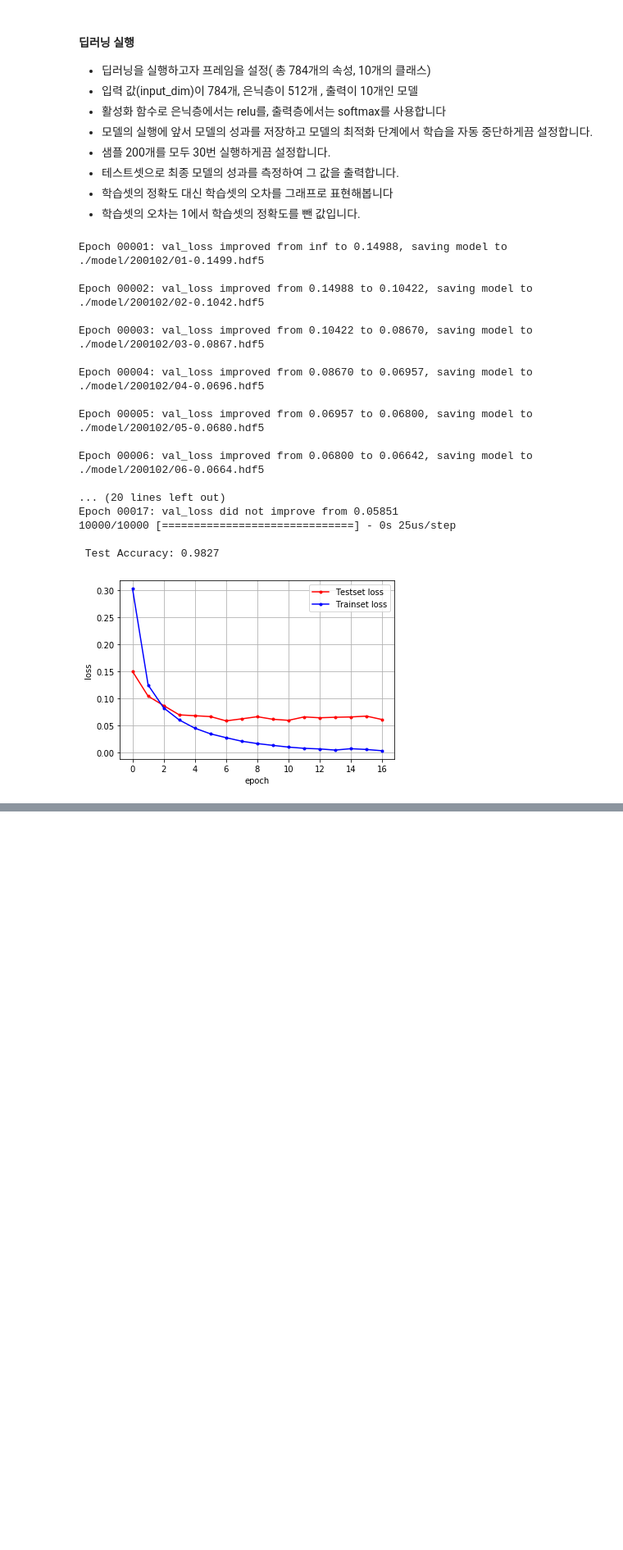
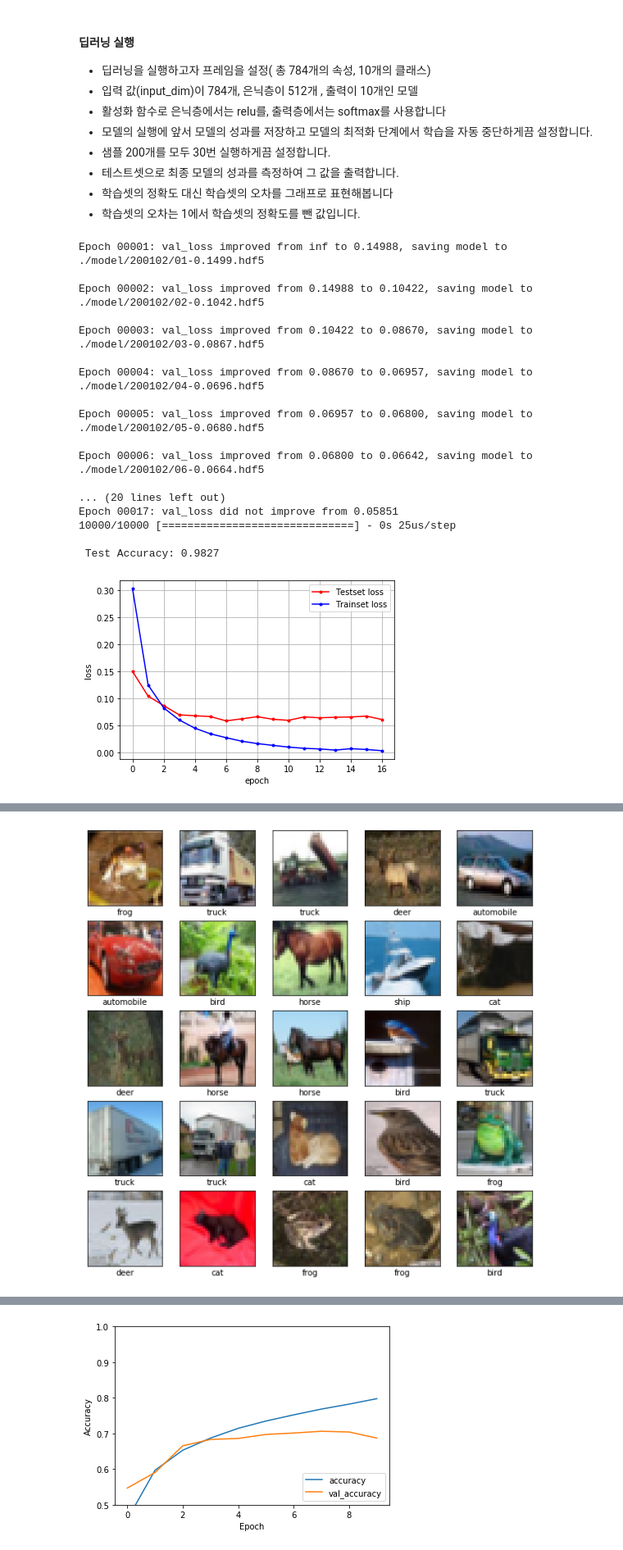
Before and after one commit to dy5299/TIL, a Jupyter notebook: 201912/191230-200102 Tensorflow_new.ipynb, the cells around one changed output, grey strips where cells are left out. Shown at 82% size. Saved outputs shown, nothing was run; the diff lists cells and outputs as text; code cells hidden in the pictures; blank space fills up the shorter version.

```diff
--- a/201912/191230-200102 Tensorflow_new.ipynb
+++ b/201912/191230-200102 Tensorflow_new.ipynb
@@ -2031,3 +2040,68 @@ import tensorflow as tf
 # 그래프로 표현
 
 # 그래프에 그리드를 주고 레이블을 표시
+# %%
+###############tensorflow 2.0으로 손글씨  MNIST 데이터 셋 CNN 분류 분석############
+import tensorflow as tf
+
+from tensorflow.keras import datasets, layers, models
+#from keras.datasets import mnist   이게 아니고 위일까
+import matplotlib.pyplot as plt
+
+
+(train_images, train_labels), (test_images, test_labels) = datasets.cifar10.load_data()
+
+# 정규화
+train_images, test_images = train_images / 255.0, test_images / 255.0
+
+class_names = ['airplane', 'automobile', 'bird', 'cat', 'deer',
+               'dog', 'frog', 'horse', 'ship', 'truck']
+
+plt.figure(figsize=(10,10))
+for i in range(25):
+    plt.subplot(5,5,i+1)
+    plt.xticks([])
+    plt.yticks([])
+    plt.grid(False)
+    plt.imshow(train_images[i], cmap=plt.cm.binary)
+    # The CIFAR labels happen to be arrays,
+    # which is why you need the extra index
+    plt.xlabel(class_names[train_labels[i][0]])
+plt.show()
+
+
+model = models.Sequential()
+model.add(layers.Conv2D(32, (3, 3), activation='relu', input_shape=(32, 32, 3)))
+model.add(layers.MaxPooling2D((2, 2)))
+model.add(layers.Conv2D(64, (3, 3), activation='relu'))
+model.add(layers.MaxPooling2D((2, 2)))
+model.add(layers.Conv2D(64, (3, 3), activation='relu'))
+
+#생성한 모델의 레이어, 출력 모양, 파라미터 개수 등을 체크 합니다.
+model.summary()
+
+model.add(layers.Flatten())
+model.add(layers.Dense(64, activation='relu'))
+model.add(layers.Dense(10, activation='softmax'))
+model.summary()
+
+model.compile(optimizer='adam',
+              loss='sparse_categorical_crossentropy',
+              metrics=['accuracy'])
+
+history = model.fit(train_images, train_labels, epochs=10,
+                    validation_data=(test_images, test_labels))
+
+plt.plot(history.history['acc'], label='accuracy')
+plt.plot(history.history['val_acc'], label = 'val_accuracy')
+plt.xlabel('Epoch')
+plt.ylabel('Accuracy')
+plt.ylim([0.5, 1])
+plt.legend(loc='lower right')
+
+test_loss, test_acc = model.evaluate(test_images,  test_labels, verbose=2)
+
+#테스트셋의 정확률 출력
+print(test_acc)
+# %% [output]
+[figure, added]
@@ -2033,0 +2125 @@ import tensorflow as tf
+[figure, added]
```
Also changed, not shown: parts of 7 cells of this notebook.
